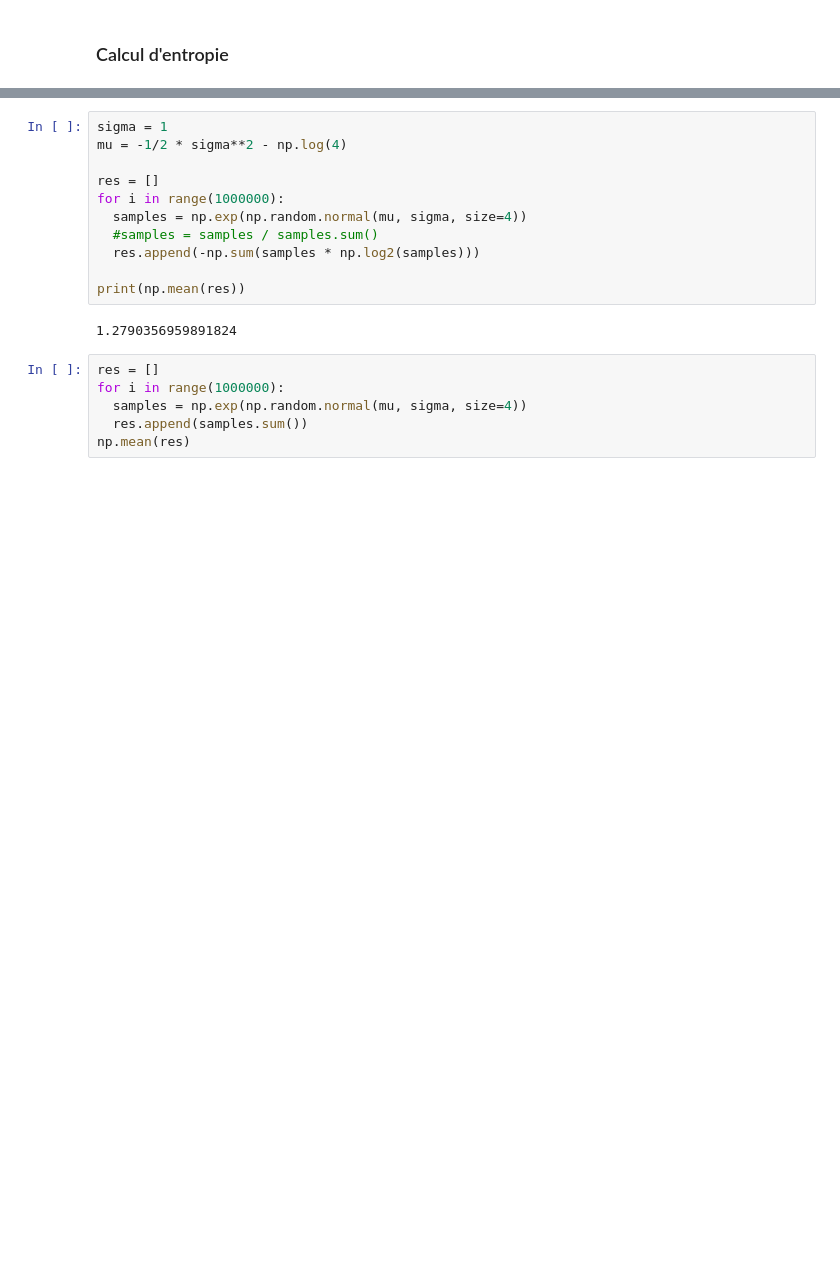
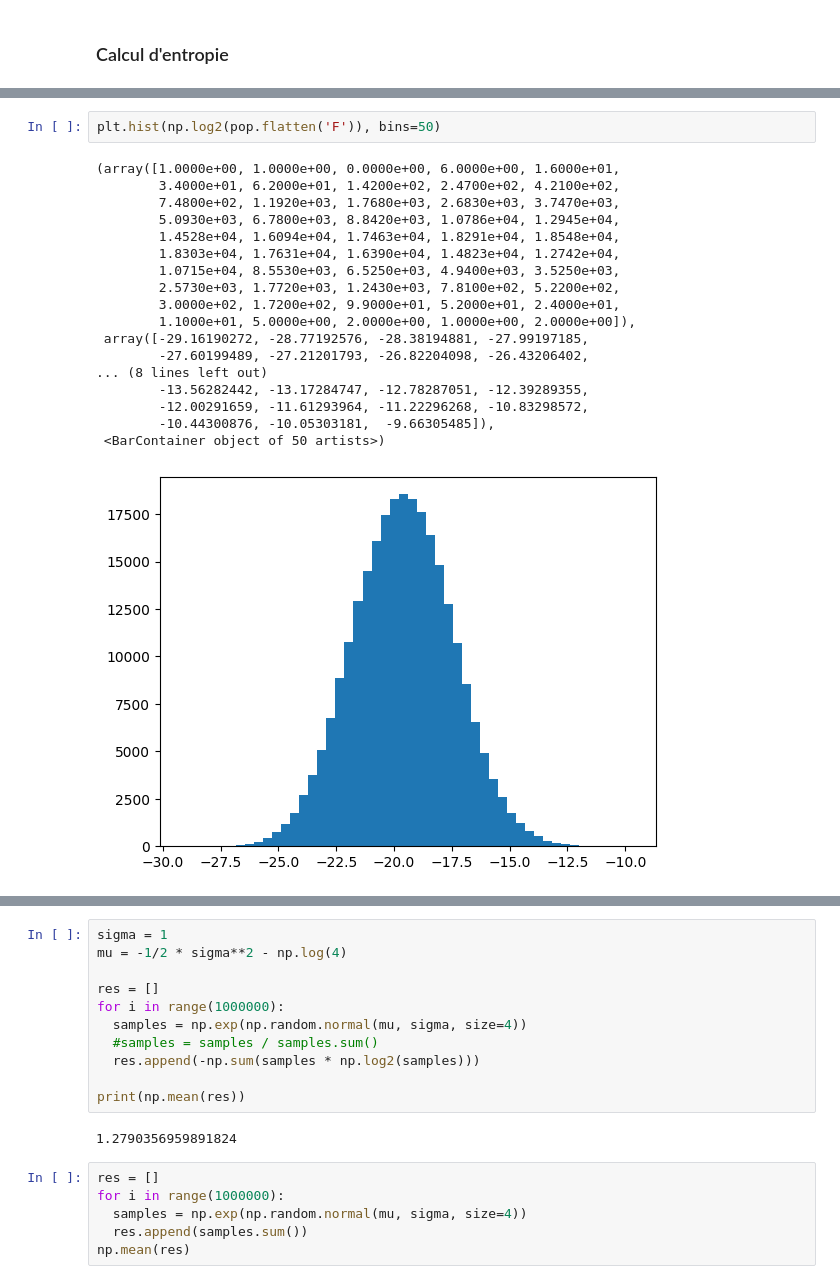
Before and after one commit to fsemecurbe/MMTMSS, a Jupyter notebook: MMTMSS.ipynb, the cells around one changed output, grey strips where cells are left out. Saved outputs shown, nothing was run; the diff lists cells and outputs as text; blank space fills up the shorter version.

```diff
--- a/MMTMSS.ipynb
+++ b/MMTMSS.ipynb
@@ -73,3 +68,24 @@ for i in range(4):
+# %%
+plt.hist(np.log2(pop.flatten('F')), bins=50)
+# %% [output]
+(array([1.0000e+00, 1.0000e+00, 0.0000e+00, 6.0000e+00, 1.6000e+01,
+        3.4000e+01, 6.2000e+01, 1.4200e+02, 2.4700e+02, 4.2100e+02,
+        7.4800e+02, 1.1920e+03, 1.7680e+03, 2.6830e+03, 3.7470e+03,
+        5.0930e+03, 6.7800e+03, 8.8420e+03, 1.0786e+04, 1.2945e+04,
+        1.4528e+04, 1.6094e+04, 1.7463e+04, 1.8291e+04, 1.8548e+04,
+        1.8303e+04, 1.7631e+04, 1.6390e+04, 1.4823e+04, 1.2742e+04,
+        1.0715e+04, 8.5530e+03, 6.5250e+03, 4.9400e+03, 3.5250e+03,
+        2.5730e+03, 1.7720e+03, 1.2430e+03, 7.8100e+02, 5.2200e+02,
+        3.0000e+02, 1.7200e+02, 9.9000e+01, 5.2000e+01, 2.4000e+01,
+        1.1000e+01, 5.0000e+00, 2.0000e+00, 1.0000e+00, 2.0000e+00]),
+ array([-29.16190272, -28.77192576, -28.38194881, -27.99197185,
+        -27.60199489, -27.21201793, -26.82204098, -26.43206402,
+... (8 lines left out)
+        -13.56282442, -13.17284747, -12.78287051, -12.39289355,
+        -12.00291659, -11.61293964, -11.22296268, -10.83298572,
+        -10.44300876, -10.05303181,  -9.66305485]),
+ <BarContainer object of 50 artists>)
+[figure, added]
 # %%
 res = []
 for i in range(1000):
```
Also changed, not shown: parts of 6 cells of this notebook.
